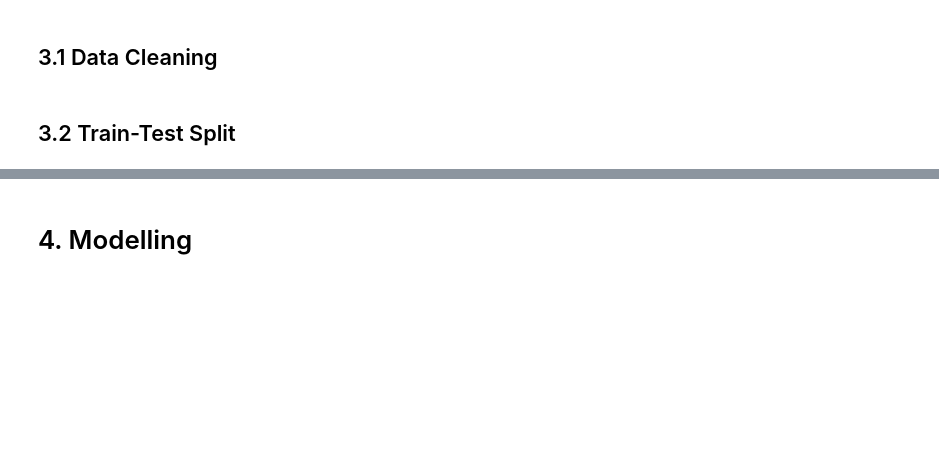
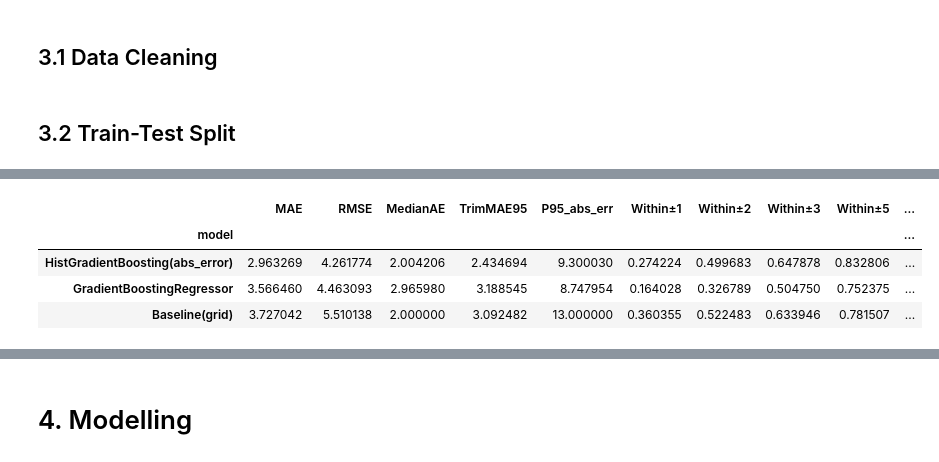
Before and after one commit to justinhozx/MLDP-F1, a Jupyter notebook: MLDP_F1.ipynb, the cells around one changed output, grey strips where cells are left out. Saved outputs shown, nothing was run; the diff lists cells and outputs as text; code cells hidden in the pictures; blank space fills up the shorter version.

Commit message:
Added HGB model and comparison

```diff
--- a/MLDP Program Codes Submission Template.ipynb
+++ b/MLDP_F1.ipynb
@@ -458,34 +525,56 @@ Baseline (grid) RMSE: 5.510138045393299
 # %%
-# Absolute error per row
-abs_err = np.abs(y_test.values - pred)
+from sklearn.metrics import mean_absolute_error, mean_squared_error
+from scipy.stats import spearmanr
 
-# Standard metrics
-mae = mean_absolute_error(y_test, pred)
-rmse = np.sqrt(mean_squared_error(y_test, pred))
+def metrics_block(name, y_true, pred_vals):
+    abs_err = np.abs(y_true - pred_vals)
 
-print("MAE:", mae)
-print("RMSE:", rmse)
+    mae = mean_absolute_error(y_true, pred_vals)
+    rmse = np.sqrt(mean_squared_error(y_true, pred_vals))
+    med = np.median(abs_err)
 
-# Robust metrics (less sensitive to crashes/outliers)
-print("Median Absolute Error:", np.median(abs_err))
+    thr95 = np.quantile(abs_err, 0.95)
+    trim95 = abs_err[abs_err <= thr95].mean()
 
-thr95 = np.quantile(abs_err, 0.95)
-trimmed_mae_95 = abs_err[abs_err <= thr95].mean()
-print("Trimmed MAE (best 95%):", trimmed_mae_95)
-print("95th percentile abs error:", thr95)
+    within1 = (abs_err <= 1).mean()
+    within2 = (abs_err <= 2).mean()
+    within3 = (abs_err <= 3).mean()
+    within5 = (abs_err <= 5).mean()
 
-# "Within-k positions" accuracy (easy to explain)
-for k in [1, 2, 3, 5]:
-    print(f"Within ±{k} positions:", (abs_err <= k).mean())
+    pred_round = np.clip(np.rint(pred_vals), 1, 40)
+    exact = (np.abs(y_true - pred_round) == 0).mean()
 
-    pred_round = np.rint(pred)  # rounds to nearest integer
-pred_round = np.clip(pred_round, 1, 40)  # keep within valid position range
+    rho, _ = spearmanr(y_true, pred_vals)
 
-abs_err_round = np.abs(y_test.values - pred_round)
+    return {
+        "model": name,
+        "MAE": mae,
+        "RMSE": rmse,
+        "MedianAE": med,
+        "TrimMAE95": trim95,
+        "P95_abs_err": thr95,
+        "Within±1": within1,
+        "Within±2": within2,
+        "Within±3": within3,
+        "Within±5": within5,
+        "Exact(rounded)%": exact,
+        "Spearman": rho
+    }
 
-exact_count = (abs_err_round == 0).sum()
-total = len(abs_err_round)
+# y_test is a pandas Series; convert once
+y_true = y_test.values
 
-print("Exact correct (rounded) count:", exact_count)
-print("Exact correct (rounded) %:", exact_count / total)
+# Predictions from your compare-cell variables:
+# - hgb_pred
+# - gbr_pred
+# Baseline uses grid
+baseline_pred = df_model.loc[test_idx, "grid"].astype(float).values
+
+rows = []
+rows.append(metrics_block("HistGradientBoosting(abs_error)", y_true, hgb_pred))
+rows.append(metrics_block("GradientBoostingRegressor", y_true, gbr_pred))
+rows.append(metrics_block("Baseline(grid)", y_true, baseline_pred))
+
+compare_outliers = pd.DataFrame(rows).set_index("model").sort_values("MAE")
+compare_outliers
 # %% [output]
@@ -503,3 +581,8 @@ Exact correct (rounded) %: 0.09373020899303357
+|  | MAE | RMSE | MedianAE | TrimMAE95 | P95_abs_err | Within±1 | Within±2 | Within±3 | Within±5 | ... |
+| model |  |  |  |  |  |  |  |  |  | ... |
+| HistGradientBoosting(abs_error) | 2.963269 | 4.261774 | 2.004206 | 2.434694 | 9.300030 | 0.274224 | 0.499683 | 0.647878 | 0.832806 | ... |
+| GradientBoostingRegressor | 3.566460 | 4.463093 | 2.965980 | 3.188545 | 8.747954 | 0.164028 | 0.326789 | 0.504750 | 0.752375 | ... |
+| Baseline(grid) | 3.727042 | 5.510138 | 2.000000 | 3.092482 | 13.000000 | 0.360355 | 0.522483 | 0.633946 | 0.781507 | ... |
 # %%
 drivers_raw = pd.read_csv("archive/drivers.csv").replace(r"\\N", np.nan)
 
```
Also changed, not shown: parts of 5 cells of this notebook.
